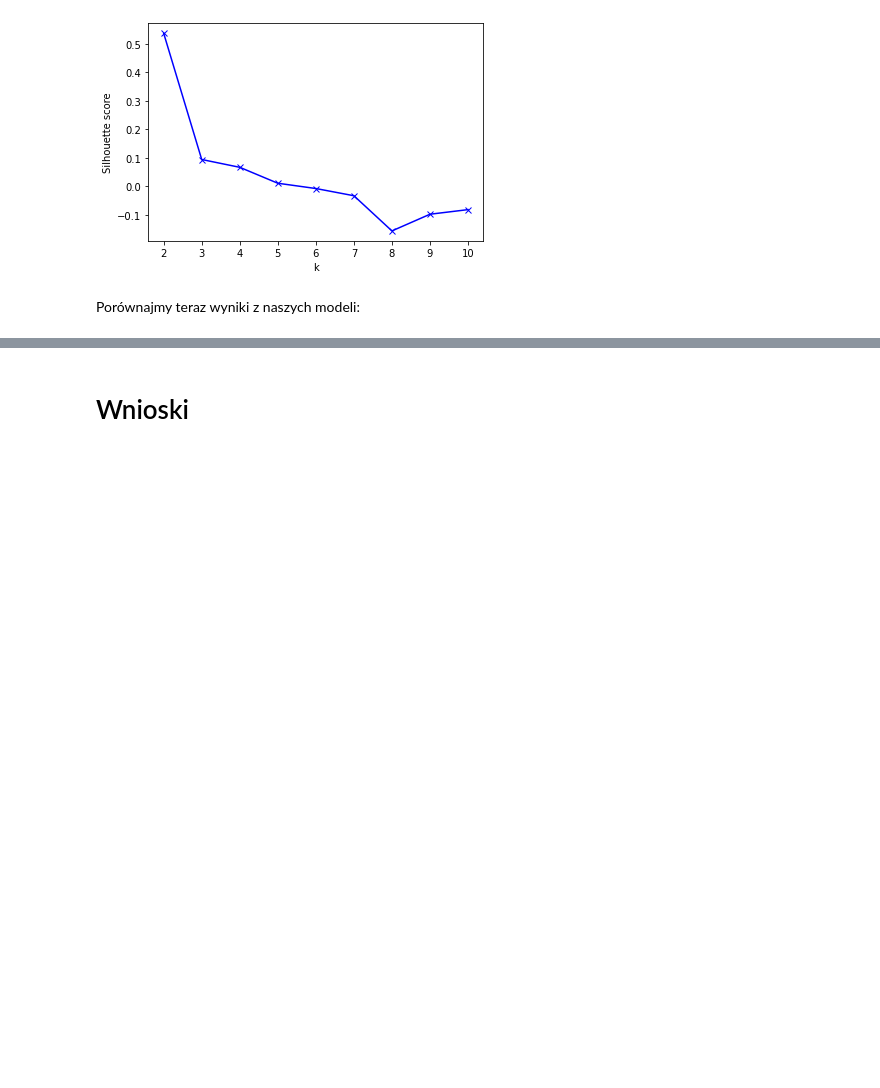
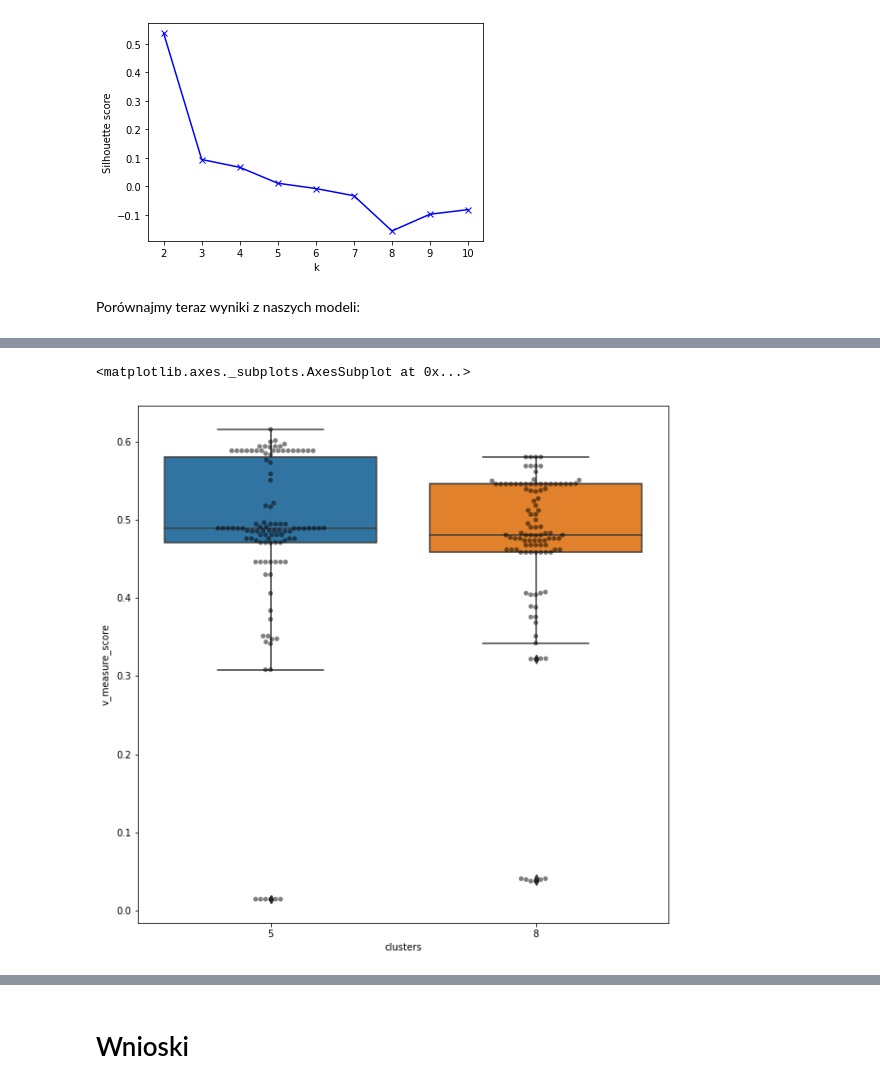
Before and after one commit to HaZdula/sacred_texts, a Jupyter notebook: raport.ipynb, the cells around one changed output, grey strips where cells are left out. Drawn from its saved outputs; the diff is of its cells as text; code cells hidden in the pictures; blank space fills up the shorter version.

```diff
--- a/raport.ipynb
+++ b/raport.ipynb
@@ -78,0 +80,22 @@ scores
+# %%
+def train_fast(df, model, labels):
+    """
+    Changed train_fast, now takes model as initiated object
+
+
+    Trenuje Model na sparse matrix df
+    @example
+    train fast(df, KMeans, n_clusters=8)
+    """
+    trans = TfidfTransformer()
+    df_trans = trans.fit_transform(df)
+    lab = model.fit_predict(df_trans.toarray())
+
+    ret = {}
+
+    ret["homogeneity_score"] = homogeneity_score(labels, lab)
+    ret["completeness_score"] = completeness_score(labels, lab)
+    ret["v_measure_score"] = v_measure_score(labels, lab)
+    ret["silhouette_score"] = silhouette_score(df, lab)
+
+    return lab, ret
@@ -78,0 +409,5 @@ scores
+# %%
+results_table5["clusters"] = 5
+results_table8["clusters"] = 8
+results_table = pd.concat([results_table5, results_table8])
+results_table.sort_values("v_measure_score", ascending=False)
@@ -113,0 +459,8 @@ NameError: name 'results_table5' is not defined
+# %%
+import matplotlib.pyplot as plt
+plt.rcParams['figure.figsize'] = [10, 10]
+sns.boxplot(data = results_table, x = "clusters", y = "v_measure_score")
+sns.swarmplot(data = results_table, x = "clusters", y = "v_measure_score", color = "black", alpha = 0.5)
+# %% [output]
+<matplotlib.axes._subplots.AxesSubplot at 0x...>
+[figure, added]
```
Also changed, not shown: parts of 17 cells of this notebook.
